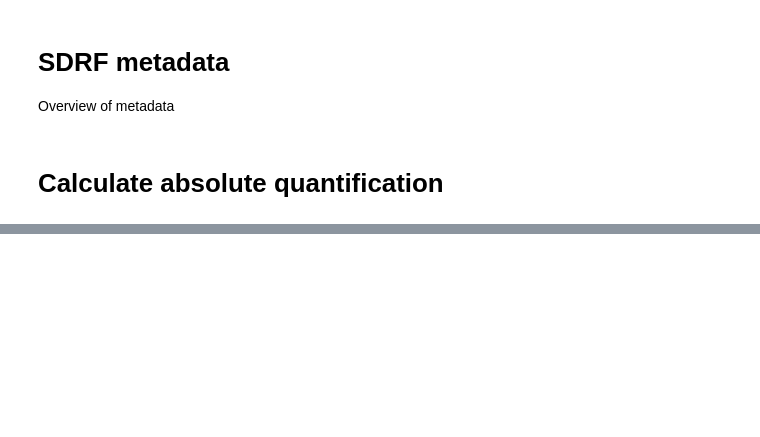
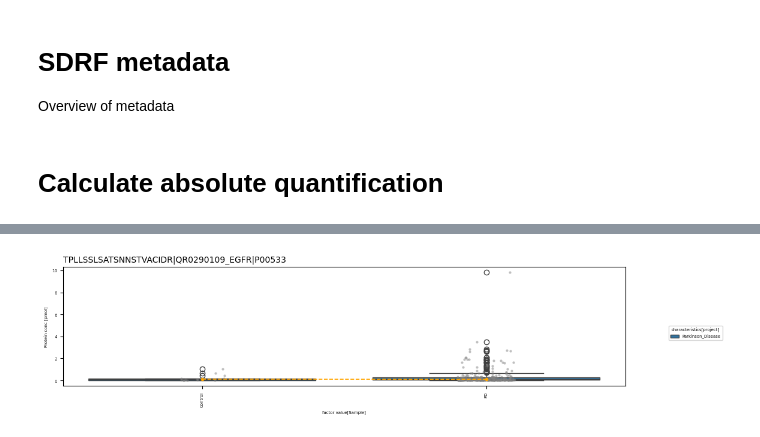
Before and after one commit to thanadol-git/kardemumma, a Jupyter notebook: ratio_PD.ipynb, the cells around one changed output, grey strips where cells are left out. Saved outputs shown, nothing was run; the diff lists cells and outputs as text; code cells hidden in the pictures; blank space fills up the shorter version.

```diff
--- a/ratio_PD.ipynb
+++ b/ratio_PD.ipynb
@@ -275,7 +446,9 @@ importlib.reload(kdm)
 # %%
 kdm.plot_peptide_all(
     abs_df,
     sdrf_data_file,
-    color_col='characteristics[disease category]',
+    color_col='characteristics[project]',
     protein_name="QR0290109_EGFR|P00533",
 )
+# %% [output]
+[figure, added]
```
Also changed, not shown: parts of 49 cells of this notebook.
